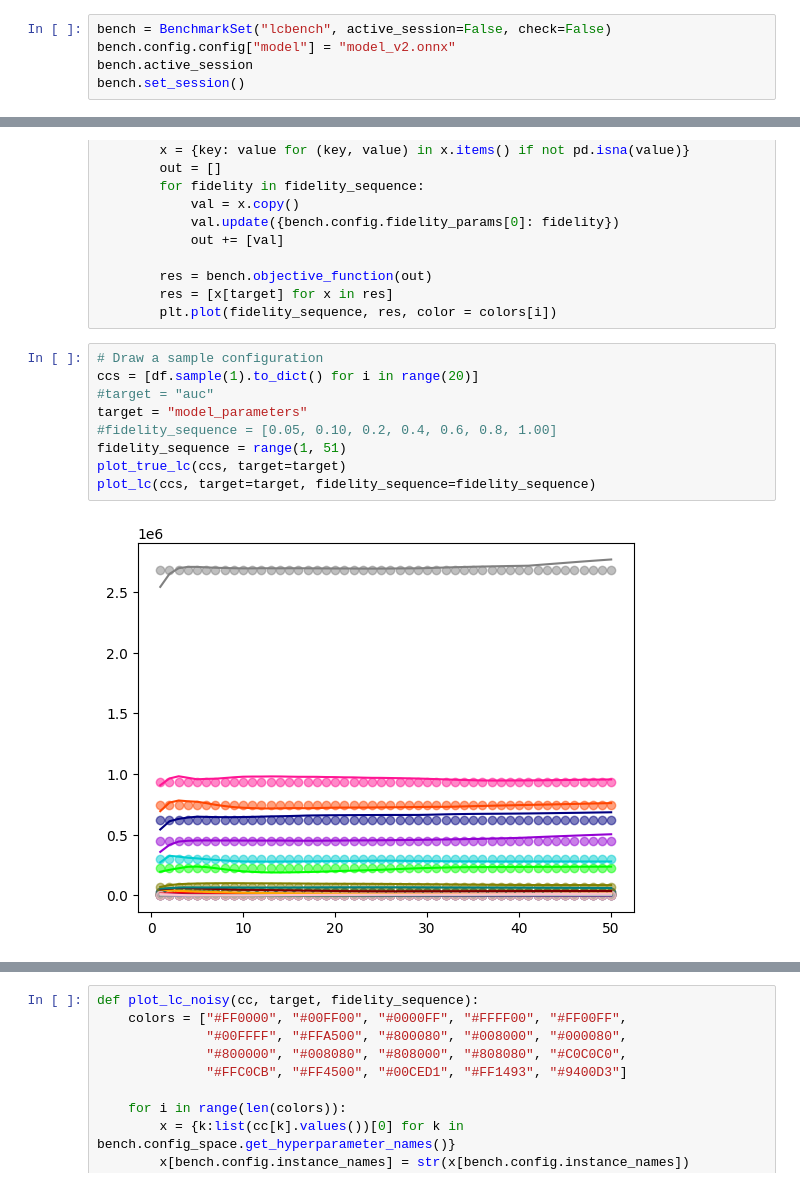
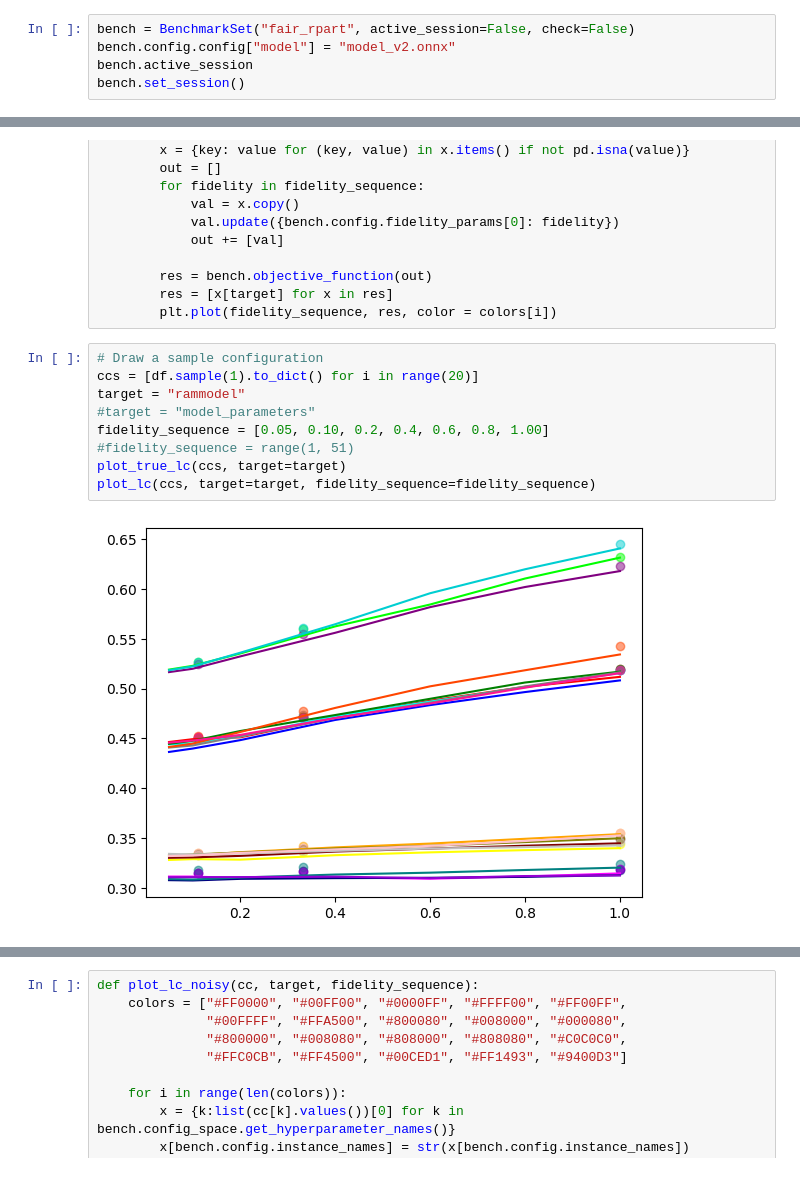
Before and after one commit to slds-lmu/yahpo_gym, a Jupyter notebook: yahpo_train/notebooks/learning_curves.ipynb, the cells around one changed output, grey strips where cells are left out. Cells and saved outputs as stored; diff of their text form.

Commit message:
log grouped range

```diff
--- a/yahpo_train/notebooks/learning_curves.ipynb
+++ b/yahpo_train/notebooks/learning_curves.ipynb
@@ -5,7 +5,7 @@ from yahpo_gym import local_config
 import matplotlib.pyplot as plt
 import pandas as pd
 # %%
-bench = BenchmarkSet("lcbench", active_session=False, check=False)
+bench = BenchmarkSet("fair_rpart", active_session=False, check=False)
 bench.config.config["model"] = "model_v2.onnx"
 bench.active_session
 bench.set_session()
@@ -67,14 +63,14 @@ def plot_lc(ccs, target, fidelity_sequence):
 # %%
 # Draw a sample configuration
 ccs = [df.sample(1).to_dict() for i in range(20)]
-#target = "auc"
-target = "model_parameters"
-#fidelity_sequence = [0.05, 0.10, 0.2, 0.4, 0.6, 0.8, 1.00]
-fidelity_sequence = range(1, 51)
+target = "rammodel"
+#target = "model_parameters"
+fidelity_sequence = [0.05, 0.10, 0.2, 0.4, 0.6, 0.8, 1.00]
+#fidelity_sequence = range(1, 51)
 plot_true_lc(ccs, target=target)
 plot_lc(ccs, target=target, fidelity_sequence=fidelity_sequence)
 # %% [output]
-[figure, old version]
+[figure, new version]
 # %%
 ccs
 # %% [output]
```
Also changed, not shown: parts of 6 cells of this notebook, 2 other files.
